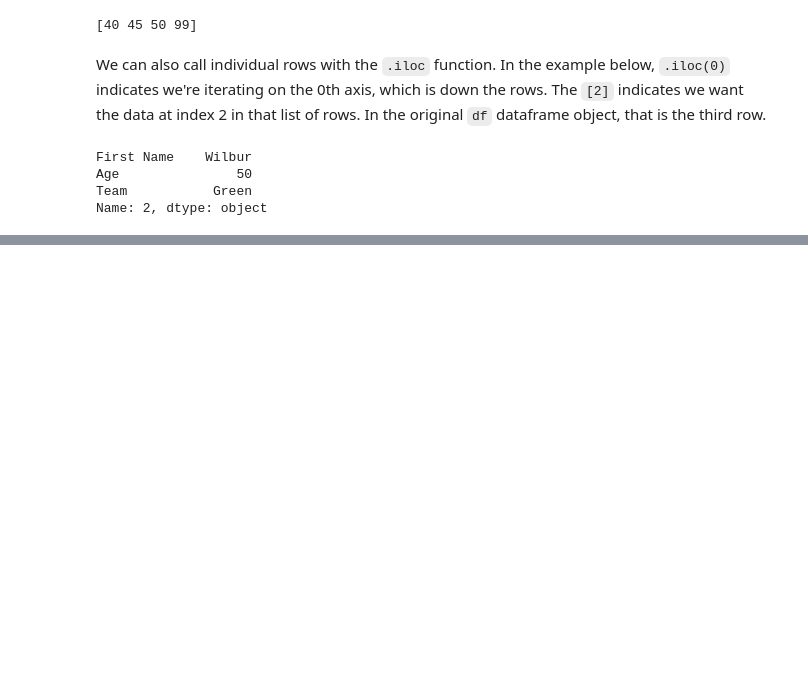
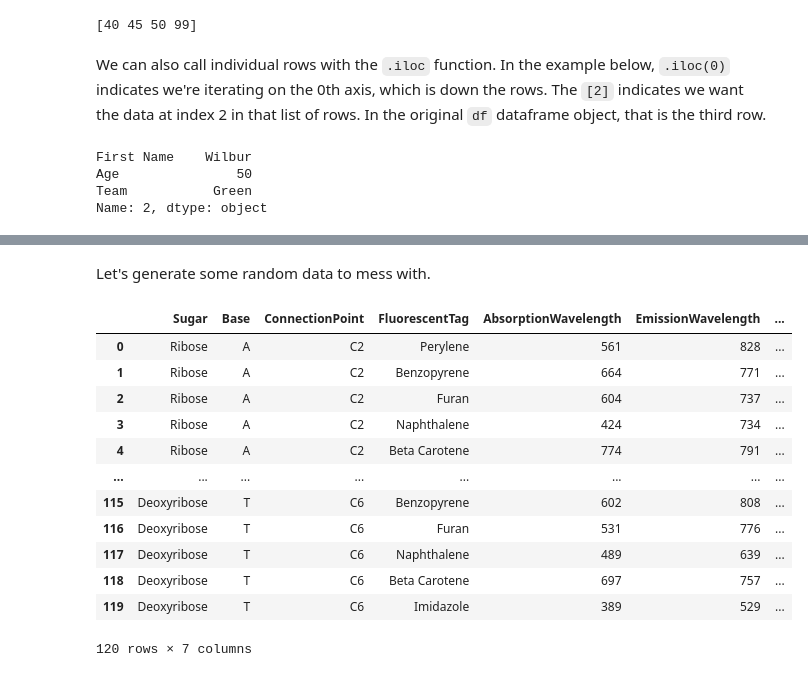
Before and after one commit to markahix/CodingSummerSchool, a Jupyter notebook: Python/02_Basics/Python_Library_Pandas.ipynb, the cells around one changed output, grey strips where cells are left out. Cells and saved outputs as stored; diff of their text form; code cells hidden in the pictures; blank space fills up the shorter version.

```diff
--- a/Python/02_Basics/Python_Library_Pandas.ipynb
+++ b/Python/02_Basics/Python_Library_Pandas.ipynb
@@ -88,0 +155,2 @@ Name: 2, dtype: object
+# %% [markdown]
+Let's generate some random data to mess with.
@@ -88,0 +169,16 @@ Name: 2, dtype: object
+# %%
+display(nucleotides.fillna(""))
+# %% [output]
+|  | Sugar | Base | ConnectionPoint | FluorescentTag | AbsorptionWavelength | EmissionWavelength | ... |
+| 0 | Ribose | A | C2 | Perylene | 561 | 828 | ... |
+| 1 | Ribose | A | C2 | Benzopyrene | 664 | 771 | ... |
+| 2 | Ribose | A | C2 | Furan | 604 | 737 | ... |
+| 3 | Ribose | A | C2 | Naphthalene | 424 | 734 | ... |
+| 4 | Ribose | A | C2 | Beta Carotene | 774 | 791 | ... |
+| ... | ... | ... | ... | ... | ... | ... | ... |
+| 115 | Deoxyribose | T | C6 | Benzopyrene | 602 | 808 | ... |
+| 116 | Deoxyribose | T | C6 | Furan | 531 | 776 | ... |
+| 117 | Deoxyribose | T | C6 | Naphthalene | 489 | 639 | ... |
+| 118 | Deoxyribose | T | C6 | Beta Carotene | 697 | 757 | ... |
+| 119 | Deoxyribose | T | C6 | Imidazole | 389 | 529 | ... |
+120 rows × 7 columns
```
Also changed, not shown: parts of 16 cells of this notebook, 1 other file.
